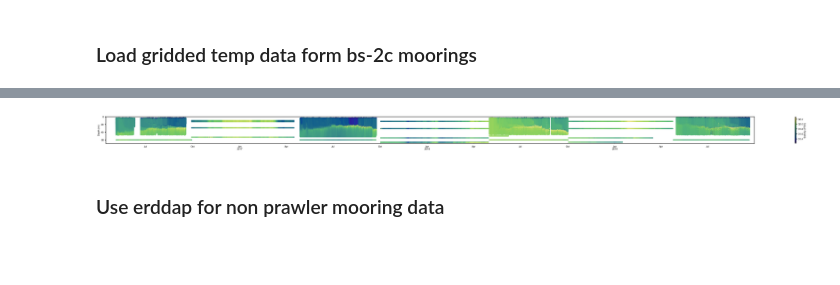
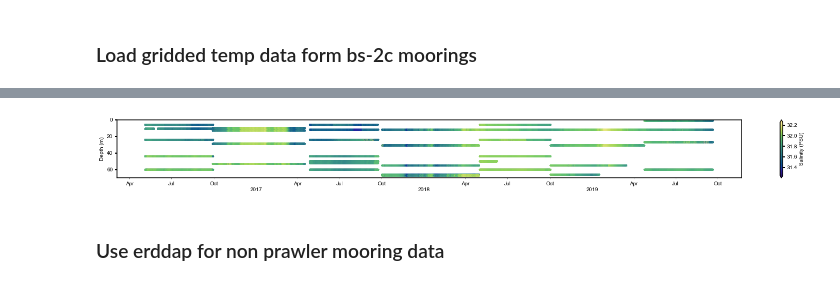
Before and after one commit to NOAA-PMEL/EcoFOCI_Jupyter_Notebooks, a Jupyter notebook: 2020/AMSS/AMSS_Figures.ipynb, the cells around one changed output, grey strips where cells are left out. Drawn from its saved outputs; the diff is of its cells as text; code cells hidden in the pictures; blank space fills up the shorter version.

```diff
--- a/2020/AMSS/AMSS_Figures.ipynb
+++ b/2020/AMSS/AMSS_Figures.ipynb
@@ -394,51 +566,86 @@ xdf_2016m=xdf_2016m.where(xdf_2016m.S_41 != 1e35)
+# %%
+xdf_2019m = xa.load_dataset(sfile_2019m)
+xdf_2019m = xdf_2019m.where(xdf_2019m != 1e35, np.nan)
+xdf_2018 = xa.load_dataset(sfile_2018)
+xdf_2018 = xdf_2018.where(xdf_2018 != 1e35, np.nan)
+xdf_2018m = xa.load_dataset(sfile_2018m)
+xdf_2018m = xdf_2018m.where(xdf_2018m != 1e35, np.nan)
+xdf_2017 = xa.load_dataset(sfile_2017)
+xdf_2017 = xdf_2017.where(xdf_2017 != 1e35, np.nan)
+xdf_2017m = xa.load_dataset(sfile_2017m)
+xdf_2017m = xdf_2017m.where(xdf_2017m != 1e35, np.nan)
+xdf_2016 = xa.load_dataset(sfile_2016)
+xdf_2016 = xdf_2016.where(xdf_2016 != 1e35, np.nan)
+xdf_2016m = xa.load_dataset(sfile_2016m)
+xdf_2016m = xdf_2016m.where(xdf_2016m != 1e35, np.nan)
 # %%
 #check unqc'd stuff too
-fig, ax = plt.subplots(figsize=(58, 2))
+fig, ax = plt.subplots(figsize=(26, 2))
 
 vmax=32.25
 vmin=31.25
-for df,name in enumerate(df_all):
+
+"""for df,name in enumerate(df_all):
     df = df_all[name]
     cs = ax.scatter(df.index, df['depth'], s=15, c=df['Salinity'],
                     vmin=vmin, vmax=vmax, marker='o', edgecolor='none', cmap=cmocean.cm.haline)
-
+    """
 #bs2c
 for i,depth in enumerate(xdf_2018.depth.values):
     # bad data in 66m after january, bad after march? for 55m
-    if depth == 55:
-        ax.scatter(xdf_2018.sel(time=slice('2018-10-01','2019-03-15'),depth=depth).time.values,(xdf_2018.sel(time=slice('2018-10-01','2019-03-15'),depth=depth).S_41 * 0 + depth).values[:,0,0],
-               s=15, c=xdf_2018.sel(time=slice('2018-10-01','2019-03-15'),depth=depth).S_41.values[:,0,0],vmin=vmin, vmax=vmax, marker='o', edgecolor='none', cmap=cmocean.cm.haline)
-    elif depth == 66:
-        ax.scatter(xdf_2018.sel(time=slice('2018-10-01','2019-01-15'),depth=depth).time.values,(xdf_2018.sel(time=slice('2018-10-01','2019-01-15'),depth=depth).S_41 * 0 + depth).values[:,0,0],
-               s=15, c=xdf_2018.sel(time=slice('2018-10-01','2019-01-15'),depth=depth).S_41.values[:,0,0],vmin=vmin, vmax=vmax, marker='o', edgecolor='none', cmap=cmocean.cm.haline)
-    else:
-        ax.scatter(xdf_2018.sel(depth=depth).time.values,(xdf_2018.sel(depth=depth).S_41 * 0 + depth).values[:,0,0],
-               s=15, c=xdf_2018.sel(depth=depth).S_41.values[:,0,0],vmin=vmin, vmax=vmax, marker='o', edgecolor='none', cmap=cmocean.cm.haline)
+    try:
+        if not (np.isnan(xdf_2018.sel(depth=depth).S_41.values[:,0,0]).all()):
 
+            if depth == 55:
+                ax.scatter(xdf_2018.sel(time=slice('2018-10-01','2019-03-15'),depth=depth).time.values,(xdf_2018.sel(time=slice('2018-10-01','2019-03-15'),depth=depth).S_41 * 0 + depth).values[:,0,0],
+                       s=15, c=xdf_2018.sel(time=slice('2018-10-01','2019-03-15'),depth=depth).S_41.values[:,0,0],vmin=vmin, vmax=vmax, marker='o', edgecolor='none', cmap=cmocean.cm.haline)
+            elif depth == 66:
+                ax.scatter(xdf_2018.sel(time=slice('2018-10-01','2019-01-15'),depth=depth).time.values,(xdf_2018.sel(time=slice('2018-10-01','2019-01-15'),depth=depth).S_41 * 0 + depth).values[:,0,0],
+                       s=15, c=xdf_2018.sel(time=slice('2018-10-01','2019-01-15'),depth=depth).S_41.values[:,0,0],vmin=vmin, vmax=vmax, marker='o', edgecolor='none', cmap=cmocean.cm.haline)
+            else:
+                ax.scatter(xdf_2018.sel(depth=depth).time.values,(xdf_2018.sel(depth=depth).S_41 * 0 + depth).values[:,0,0],
+                       s=15, c=xdf_2018.sel(depth=depth).S_41.values[:,0,0],vmin=vmin, vmax=vmax, marker='o', edgecolor='none', cmap=cmocean.cm.haline)
+    except:
+        pass
 for i,depth in enumerate(xdf_2017.depth.values):
-    ax.scatter(xdf_2017.sel(depth=depth).time.values,(xdf_2017.sel(depth=depth).S_41 * 0 + depth).values[:,0,0],
+    try:
+        if not (np.isnan(xdf_2017.sel(depth=depth).S_41.values[:,0,0]).all()):
+            ax.scatter(xdf_2017.sel(depth=depth).time.values,(xdf_2017.sel(depth=depth).S_41 * 0 + depth).values[:,0,0],
                s=15, c=xdf_2017.sel(depth=depth).S_41.values[:,0,0],vmin=vmin, vmax=vmax, marker='o', edgecolor='none', cmap=cmocean.cm.haline)
-
+    except:
+        pass
 for i,depth in enumerate(xdf_2016.depth.values):
-    ax.scatter(xdf_2016.sel(depth=depth).time.values,(xdf_2016.sel(depth=depth).S_41 * 0 + depth).values[:,0,0],
+    try:
+        if not (np.isnan(xdf_2016.sel(depth=depth).S_41.values[:,0,0]).all()):
+            ax.scatter(xdf_2016.sel(depth=depth).time.values,(xdf_2016.sel(depth=depth).S_41 * 0 + depth).values[:,0,0],
                s=15, c=xdf_2016.sel(depth=depth).S_41.values[:,0,0],vmin=vmin, vmax=vmax, marker='o', edgecolor='none', cmap=cmocean.cm.haline)
-
+    except:
+        pass
 #bsm2a
 for i,depth in enumerate(xdf_2019m.depth.values):
-    ax.scatter(xdf_2019m.sel(depth=depth).time.values,(xdf_2019m.sel(depth=depth).S_41 * 0 + depth).values[:,0,0],
+    try:
+        ax.scatter(xdf_2019m.sel(depth=depth).time.values,(xdf_2019m.sel(depth=depth).S_41 * 0 + depth).values[:,0,0],
                s=15, c=xdf_2019m.sel(depth=depth).S_41.values[:,0,0],vmin=vmin, vmax=vmax, marker='o', edgecolor='none', cmap=cmocean.cm.haline)
-
+    except:
+        pass
 for i,depth in enumerate(xdf_2018m.depth.values):
-    ax.scatter(xdf_2018m.sel(depth=depth).time.values,(xdf_2018m.sel(depth=depth).S_41 * 0 + depth).values[:,0,0],
+    try:
+        ax.scatter(xdf_2018m.sel(depth=depth).time.values,(xdf_2018m.sel(depth=depth).S_41 * 0 + depth).values[:,0,0],
                s=15, c=xdf_2018m.sel(depth=depth).S_41.values[:,0,0],vmin=vmin, vmax=vmax, marker='o', edgecolor='none', cmap=cmocean.cm.haline)
-
+    except:
+        pass
 for i,depth in enumerate(xdf_2017m.depth.values):
-    ax.scatter(xdf_2017m.sel(depth=depth).time.values,(xdf_2017m.sel(depth=depth).S_41 * 0 + depth).values[:,0,0],
+    try:
+        ax.scatter(xdf_2017m.sel(depth=depth).time.values,(xdf_2017m.sel(depth=depth).S_41 * 0 + depth).values[:,0,0],
                s=15, c=xdf_2017m.sel(depth=depth).S_41.values[:,0,0],vmin=vmin, vmax=vmax, marker='o', edgecolor='none', cmap=cmocean.cm.haline)
-
+    except:
+        pass
 for i,depth in enumerate(xdf_2016m.depth.values):
-    ax.scatter(xdf_2016m.sel(depth=depth).time.values,(xdf_2016m.sel(depth=depth).S_41 * 0 + depth).values[:,0,0],
+    try:
+        ax.scatter(xdf_2016m.sel(depth=depth).time.values,(xdf_2016m.sel(depth=depth).S_41 * 0 + depth).values[:,0,0],
                s=15, c=xdf_2016m.sel(depth=depth).S_41.values[:,0,0],vmin=vmin, vmax=vmax, marker='o', edgecolor='none', cmap=cmocean.cm.haline)
+    except:
+        pass
 
 ax.set_ylim(0, 70)
 ax.invert_yaxis()
@@ -450,7 +657,7 @@ ax.xaxis.set_major_formatter(DateFormatter('\n%Y'))
 ax.xaxis.set_tick_params(which='major', pad=7)
 ax.xaxis.set_tick_params(which='minor', pad=5)
 
-ax.set_xlim(['2016-4-15','2019-9-30'])
+#ax.set_xlim(['2016-4-15','2019-9-30'])
 cbar = fig.colorbar(cs, orientation='vertical', extend='both')
 cbar.ax.set_ylabel('Salinity (PSU)')
 ax.set_ylabel('Depth (m)')
@@ -459,4 +666,4 @@ Text(0,0.5,'Depth (m)')
-[figure, old version]
+[figure, new version]
 # %%
 fig.savefig('sal_all.png')
 fig.savefig('sal_all.svg')
```
Also changed, not shown: parts of 16 cells of this notebook, 56 other files.
